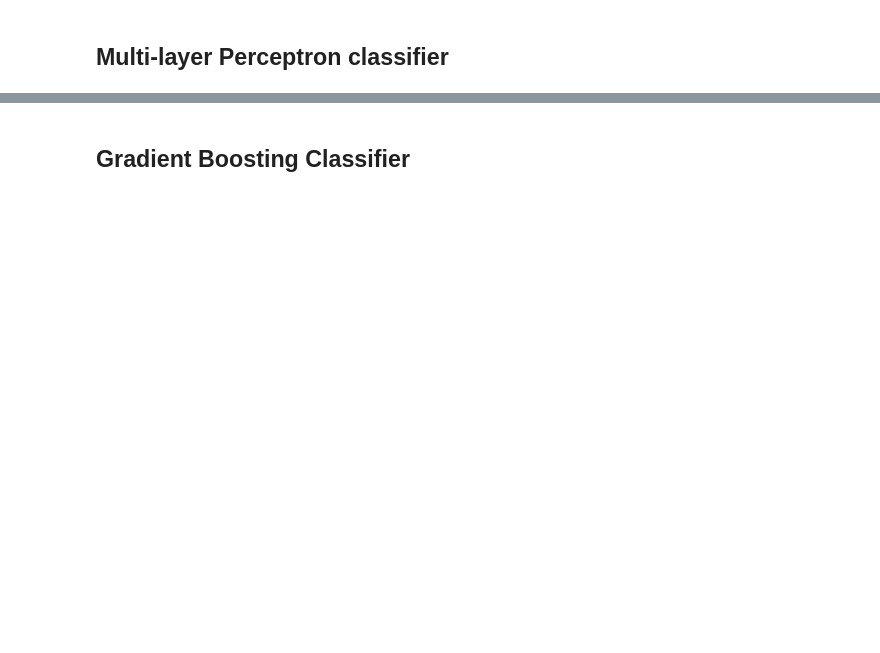
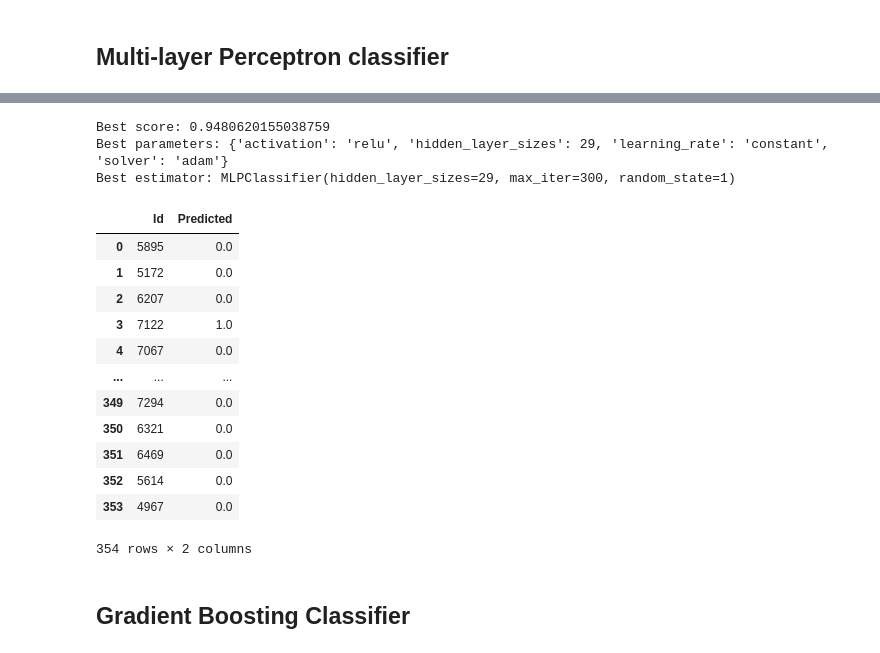
Before and after one commit to claramoreirag/FEUP-AC, a Jupyter notebook: testing.ipynb, the cells around one changed output, grey strips where cells are left out. Drawn from its saved outputs; the diff is of its cells as text; code cells hidden in the pictures; blank space fills up the shorter version.

Commit message:
added more data

```diff
--- a/testing.ipynb
+++ b/testing.ipynb
@@ -254,19 +146,0 @@ build_prediction(pred)
-# %%
-scaler = StandardScaler()
-
-# Fit only to the training data
-scaler.fit(X_train)
-
-# Now apply the transformations to the data:
-X_train_nn = scaler.transform(X_train)
-X_test_nn = scaler.transform(X_test)
-
-# Create the classifier
-ANNClassifier = MLPClassifier(random_state=1, max_iter=500)
-
-# Train the classifier on the training set
-ANNClassifier.fit(X_train_nn, y_train)
-
-pred = ANNClassifier.predict(X_test_nn)
-
-build_prediction(pred)
@@ -466,3 +222,44 @@ build_prediction(pred)
+# %%
+parameter_space = {
+    'hidden_layer_sizes': [5,7,13,17,21,29],
+    'activation': ['tanh', 'relu', 'logistic'],
+    'solver': ['sgd', 'adam', 'lbfgs'],
+    'learning_rate': ['constant','adaptive']}
+
+cross_validation = StratifiedKFold(n_splits=10, shuffle=True)
+
+grid_search = GridSearchCV(clf, param_grid=parameter_space, cv=cross_validation)
+
+grid_search.fit(X_train, y_train)
+
+print('Best score: {}'.format(grid_search.best_score_))
+print('Best parameters: {}'.format(grid_search.best_params_))
+print('Best estimator: {}'.format(grid_search.best_estimator_))
+#Best parameters: {'activation': 'relu', 'hidden_layer_sizes': 29, 'learning_rate': 'constant', 'solver': 'adam'}
+clf = grid_search.best_estimator_
+pred= clf.predict_proba(X_test) if TEST else clf.predict(X_test)
+# %% [output]
+Best score: 0.9480620155038759
+Best parameters: {'activation': 'relu', 'hidden_layer_sizes': 29, 'learning_rate': 'constant', 'solver': 'adam'}
+Best estimator: MLPClassifier(hidden_layer_sizes=29, max_iter=300, random_state=1)
+# %%
+clf = MLPClassifier(random_state=1, max_iter=300,activation= 'relu', hidden_layer_sizes=29, learning_rate= 'constant', solver= 'adam').fit(X_train, y_train)
+pred= clf.predict_proba(X_test) if TEST else clf.predict(X_test)
+build_prediction(pred)
+# %% [output]
+|  | Id | Predicted |
+| 0 | 5895 | 0.0 |
+| 1 | 5172 | 0.0 |
+| 2 | 6207 | 0.0 |
+| 3 | 7122 | 1.0 |
+| 4 | 7067 | 0.0 |
+| ... | ... | ... |
+| 349 | 7294 | 0.0 |
+| 350 | 6321 | 0.0 |
+| 351 | 6469 | 0.0 |
+| 352 | 5614 | 0.0 |
+| 353 | 4967 | 0.0 |
+354 rows × 2 columns
 # %% [markdown]
 ## Gradient Boosting Classifier
 # %%
```
Also changed, not shown: parts of 17 cells of this notebook, 7 other files.
